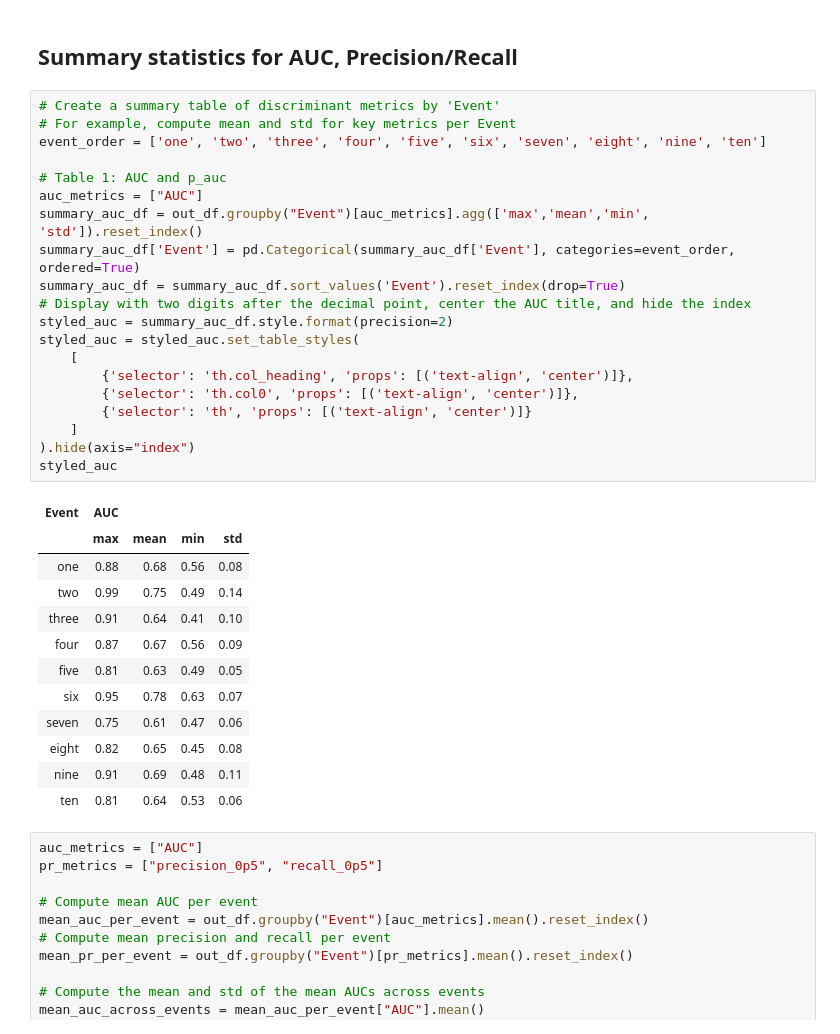
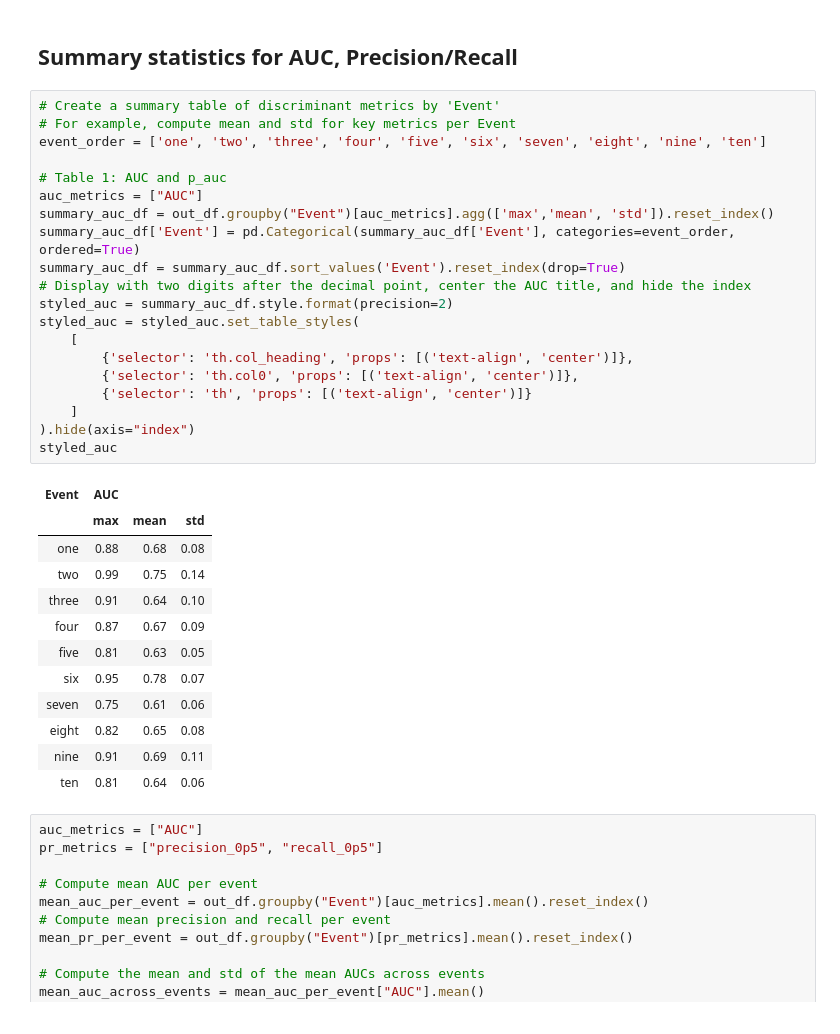
Before and after one commit to JohnMadrid/pca-driving-behavior, a Jupyter notebook: pc-interp.ipynb, the cells around one changed output. Drawn from its saved outputs; the diff is of its cells as text.

```diff
--- a/pc-interp.ipynb
+++ b/pc-interp.ipynb
@@ -756,36 +761,36 @@ Index(['Time', 'Manual_score_mean', 'Autonomous_score_mean', 'Manual_score_lo',
 # %%
 # Create a summary table of discriminant metrics by 'Event'
 # For example, compute mean and std for key metrics per Event
 event_order = ['one', 'two', 'three', 'four', 'five', 'six', 'seven', 'eight', 'nine', 'ten']
 
 # Table 1: AUC and p_auc
 auc_metrics = ["AUC"]
-summary_auc_df = out_df.groupby("Event")[auc_metrics].agg(['max','mean','min', 'std']).reset_index()
+summary_auc_df = out_df.groupby("Event")[auc_metrics].agg(['max','mean', 'std']).reset_index()
 summary_auc_df['Event'] = pd.Categorical(summary_auc_df['Event'], categories=event_order, ordered=True)
 summary_auc_df = summary_auc_df.sort_values('Event').reset_index(drop=True)
 # Display with two digits after the decimal point, center the AUC title, and hide the index
 styled_auc = summary_auc_df.style.format(precision=2)
 styled_auc = styled_auc.set_table_styles(
     [
         {'selector': 'th.col_heading', 'props': [('text-align', 'center')]},
         {'selector': 'th.col0', 'props': [('text-align', 'center')]},
         {'selector': 'th', 'props': [('text-align', 'center')]}
     ]
 ).hide(axis="index")
 styled_auc
 # %% [output]
-| Event | AUC |  |  |  |
-|  | max | mean | min | std |
-| one | 0.88 | 0.68 | 0.56 | 0.08 |
-| two | 0.99 | 0.75 | 0.49 | 0.14 |
-| three | 0.91 | 0.64 | 0.41 | 0.10 |
-| four | 0.87 | 0.67 | 0.56 | 0.09 |
-| five | 0.81 | 0.63 | 0.49 | 0.05 |
-| six | 0.95 | 0.78 | 0.63 | 0.07 |
-| seven | 0.75 | 0.61 | 0.47 | 0.06 |
-| eight | 0.82 | 0.65 | 0.45 | 0.08 |
-| nine | 0.91 | 0.69 | 0.48 | 0.11 |
-| ten | 0.81 | 0.64 | 0.53 | 0.06 |
+| Event | AUC |  |  |
+|  | max | mean | std |
+| one | 0.88 | 0.68 | 0.08 |
+| two | 0.99 | 0.75 | 0.14 |
+| three | 0.91 | 0.64 | 0.10 |
+| four | 0.87 | 0.67 | 0.09 |
+| five | 0.81 | 0.63 | 0.05 |
+| six | 0.95 | 0.78 | 0.07 |
+| seven | 0.75 | 0.61 | 0.06 |
+| eight | 0.82 | 0.65 | 0.08 |
+| nine | 0.91 | 0.69 | 0.11 |
+| ten | 0.81 | 0.64 | 0.06 |
 # %%
 auc_metrics = ["AUC"]
 pr_metrics = ["precision_0p5", "recall_0p5"]
```
Also changed, not shown: parts of 13 cells of this notebook, 3 other files.
